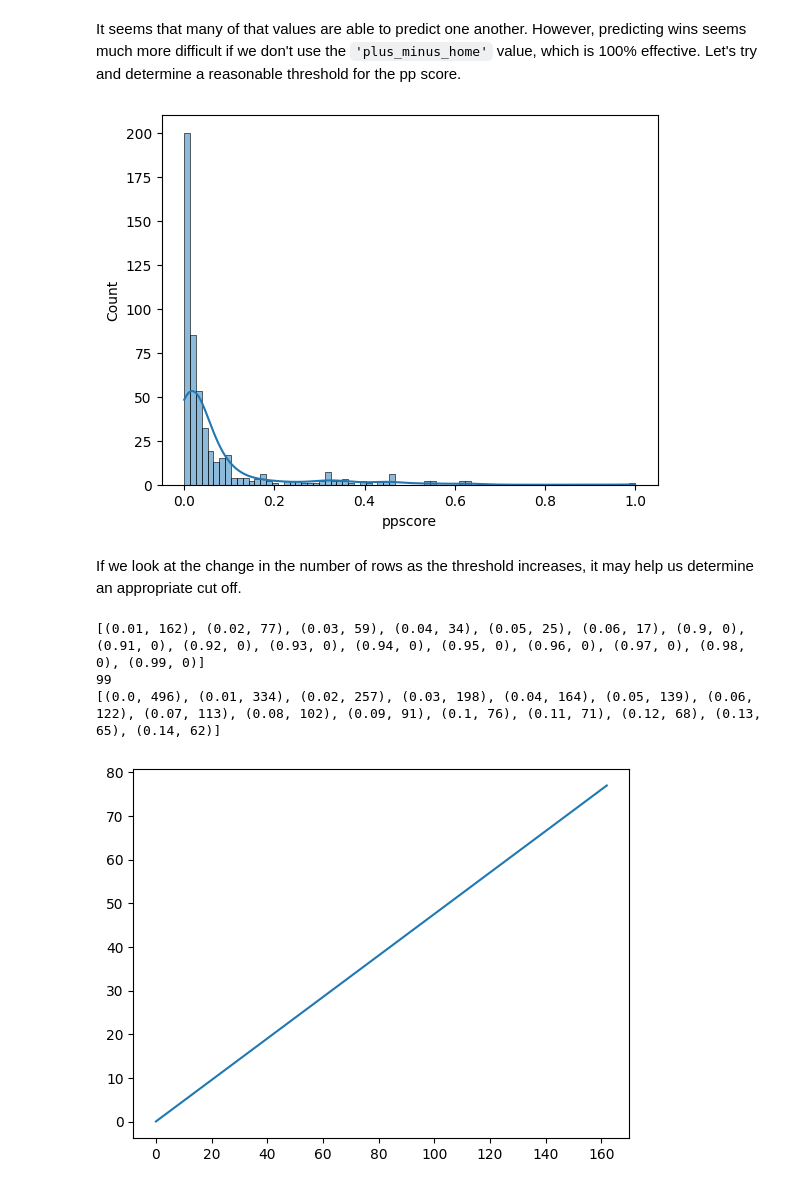
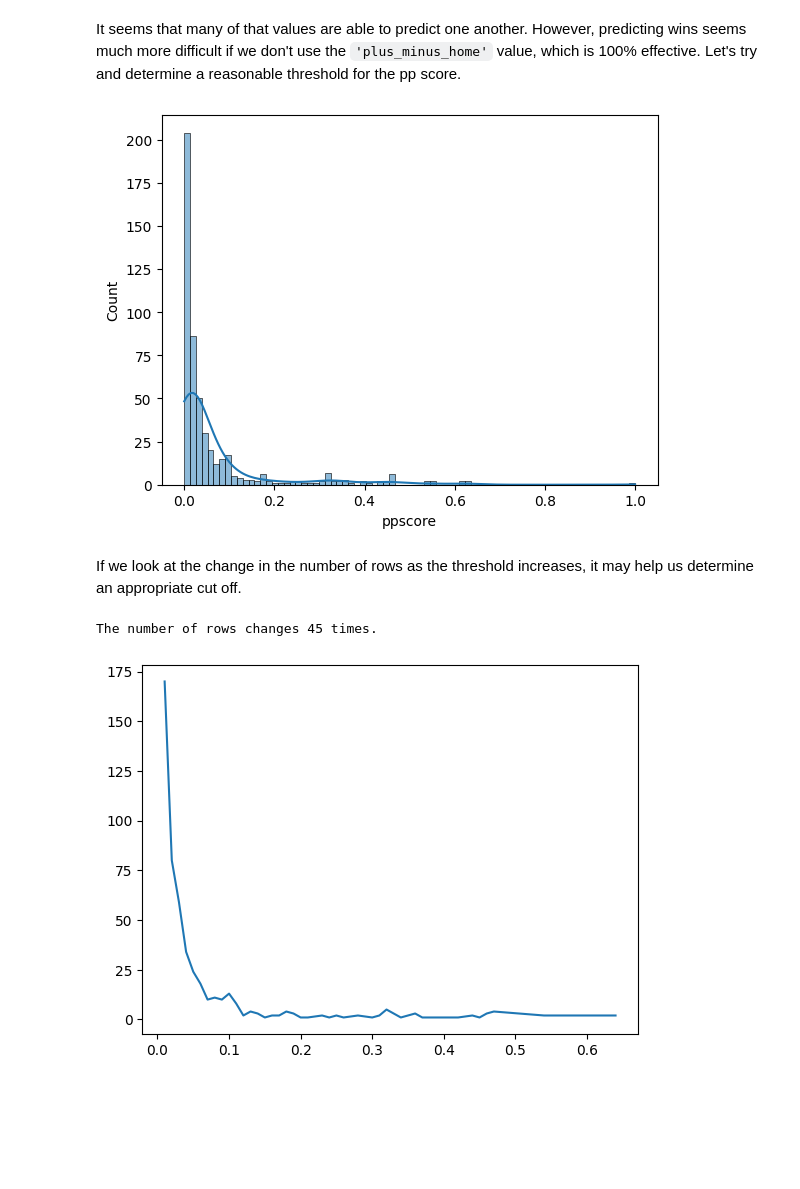
Before and after one commit to smtilson/pp5-ml-dashboard, a Jupyter notebook: jupyter_notebooks/03_Basic_Data_Analytics.ipynb, the cells around one changed output. Saved outputs shown, nothing was run; the diff lists cells and outputs as text; code cells hidden in the pictures; blank space fills up the shorter version.

```diff
--- a/jupyter_notebooks/03_Basic_Data_Analytics.ipynb
+++ b/jupyter_notebooks/03_Basic_Data_Analytics.ipynb
@@ -286,6 +287,6 @@ Let's look at the associated pivot table. To decrease the size, we remove all of
 # %%
 pps_rounded = pps_results.query('ppscore!=0')
-pps_rounded['ppscore'] = pps_rounded.apply(lambda x: round(x['ppscore'],3), axis=1)
+pps_rounded['ppscore'] = pps_rounded.apply(lambda x: round(x['ppscore'],4), axis=1)
 
 print("mean: ",pps_rounded['ppscore'].mean())
 print("mode: ",pps_rounded['ppscore'].mode())
@@ -324,20 +317,15 @@ It seems that many of that values are able to predict one another. However, pred
 sns.histplot(data=pps_rounded, x='ppscore', kde=True)
 plt.show()
 # %% [output]
-[figure, old version]
+[figure, new version]
 # %% [markdown]
 If we look at the change in the number of rows as the threshold increases, it may help us determine an appropriate cut off.
 # %%
-threshold_stats = [(threshold/100, pps_rounded.query(f"ppscore>{threshold/100}").count()[0]) for threshold in range(100)]
 drop_off = count_threshold_changes(pps_rounded['ppscore'],[i/100 for i in range(100)],corr=False)
 jumps = [(drop_off[index+1][0],-drop_off[index+1][1]+drop_off[index][1]) for index in range(len(drop_off)-1)]
-print(jumps[:6]+jumps[-10:])
-print(len(jumps))
-print(threshold_stats[:15])
-sns.lineplot(x=jumps[0],y=jumps[1])
+print(f"The number of rows changes {len(jumps)} times.")
+plt.plot([jump[0] for jump in jumps],[jump[1] for jump in jumps])
 plt.show()
 # %% [output]
-[(0.01, 162), (0.02, 77), (0.03, 59), (0.04, 34), (0.05, 25), (0.06, 17), (0.9, 0), (0.91, 0), (0.92, 0), (0.93, 0), (0.94, 0), (0.95, 0), (0.96, 0), (0.97, 0), (0.98, 0), (0.99, 0)]
-99
-[(0.0, 496), (0.01, 334), (0.02, 257), (0.03, 198), (0.04, 164), (0.05, 139), (0.06, 122), (0.07, 113), (0.08, 102), (0.09, 91), (0.1, 76), (0.11, 71), (0.12, 68), (0.13, 65), (0.14, 62)]
+The number of rows changes 45 times.
-[figure, old version]
+[figure, new version]
```
Also changed, not shown: parts of 27 cells of this notebook, 14 other files.
